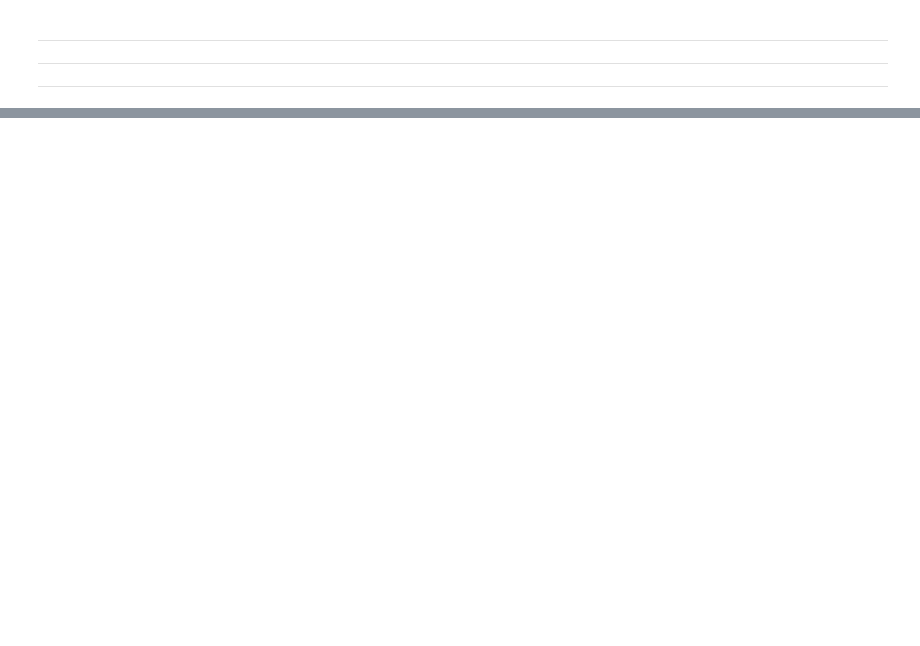
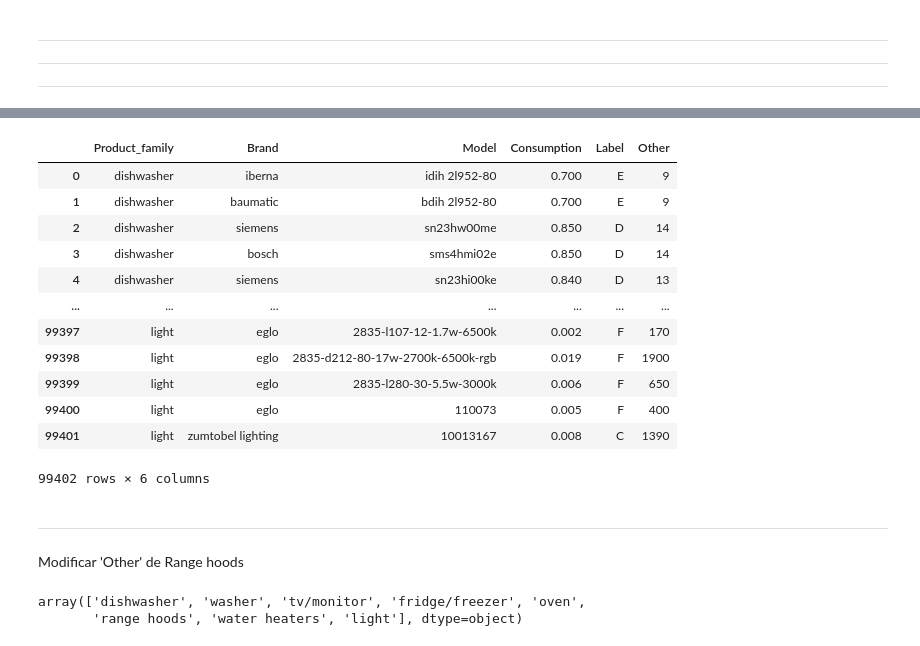
Before and after one commit to laurabarredaagusti/desafio_tripulaciones, a Jupyter notebook: notebooks/data_cleaning/data_all_df_clear_mario.ipynb, the cells around one changed output, grey strips where cells are left out. Drawn from its saved outputs; the diff is of its cells as text; code cells hidden in the pictures; blank space fills up the shorter version.

```diff
--- a/notebooks/data_cleaning/data_all_df_clear_mario.ipynb
+++ b/notebooks/data_cleaning/data_all_df_clear_mario.ipynb
@@ -1061,0 +1118,26 @@ len(df)
+# %%
+df = pd.concat([df,lights_25])
+df.reset_index(inplace=True, drop=True)
+df
+# %% [output]
+|  | Product_family | Brand | Model | Consumption | Label | Other |
+| 0 | dishwasher | iberna | idih 2l952-80 | 0.700 | E | 9 |
+| 1 | dishwasher | baumatic | bdih 2l952-80 | 0.700 | E | 9 |
+| 2 | dishwasher | siemens | sn23hw00me | 0.850 | D | 14 |
+| 3 | dishwasher | bosch | sms4hmi02e | 0.850 | D | 14 |
+| 4 | dishwasher | siemens | sn23hi00ke | 0.840 | D | 13 |
+| ... | ... | ... | ... | ... | ... | ... |
+| 99397 | light | eglo | 2835-l107-12-1.7w-6500k | 0.002 | F | 170 |
+| 99398 | light | eglo | 2835-d212-80-17w-2700k-6500k-rgb | 0.019 | F | 1900 |
+| 99399 | light | eglo | 2835-l280-30-5.5w-3000k | 0.006 | F | 650 |
+| 99400 | light | eglo | 110073 | 0.005 | F | 400 |
+| 99401 | light | zumtobel lighting | 10013167 | 0.008 | C | 1390 |
+99402 rows × 6 columns
+# %% [markdown]
+-------
+Modificar 'Other' de Range hoods
+# %%
+df['Product_family'].unique()
+# %% [output]
+array(['dishwasher', 'washer', 'tv/monitor', 'fridge/freezer', 'oven',
+       'range hoods', 'water heaters', 'light'], dtype=object)
```
Also changed, not shown: parts of 18 cells of this notebook, 1 other file.
